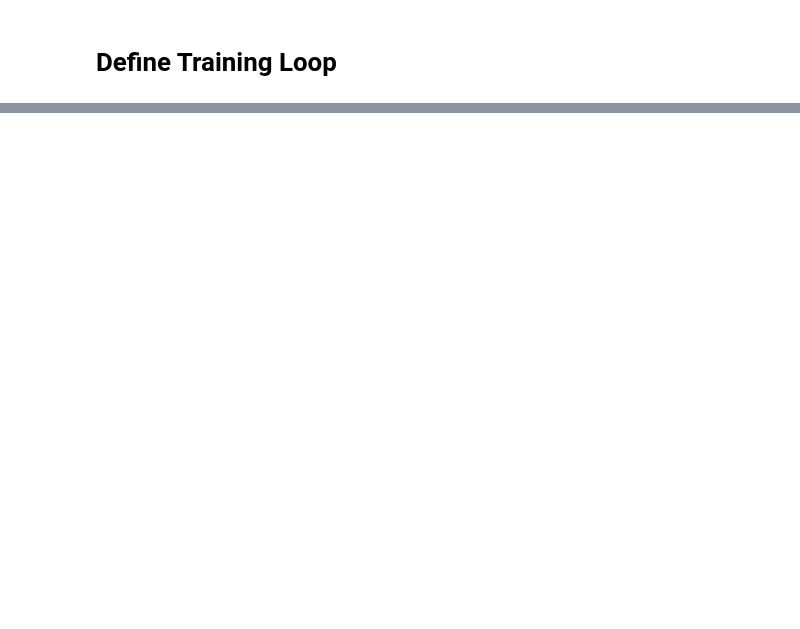
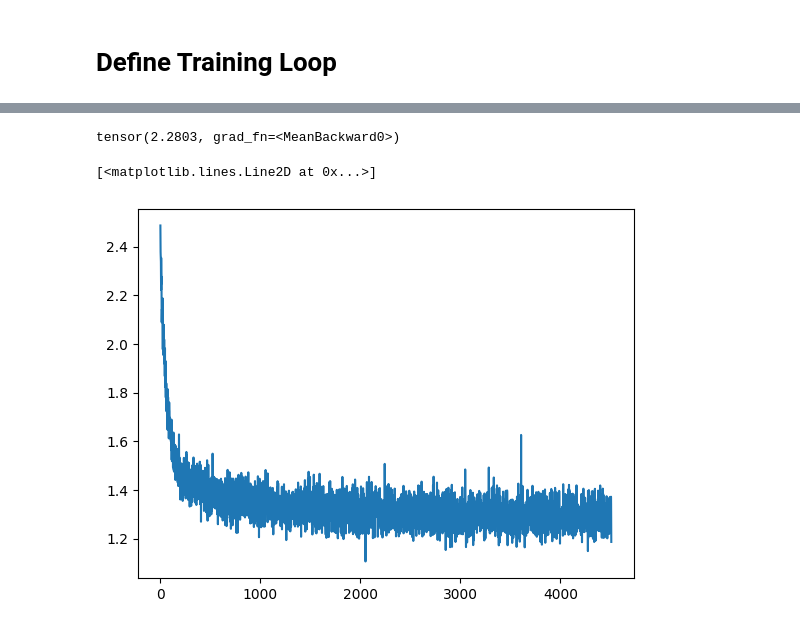
Before and after one commit to sunmyeonglee/2025-1-NLP, a Jupyter notebook: 3_language_model.ipynb, the cells around one changed output, grey strips where cells are left out. Cells and saved outputs as stored; diff of their text form; code cells hidden in the pictures; blank space fills up the shorter version.

```diff
--- a/3_language_model.ipynb
+++ b/3_language_model.ipynb
@@ -279,0 +381,8 @@ tensor(3.2939, grad_fn=<MeanBackward0>)
+# %%
+new_prob = []
+for i in range(len(y)):
+  if y[i] == 0:
+    continue
+  new_prob.append(prob_of_correct_char[i])
+new_prob = torch.stack(new_prob)
+new_prob
@@ -279,0 +425,41 @@ tensor(3.2939, grad_fn=<MeanBackward0>)
+# %%
+prediction = model(x)
+
+def get_loss(prediction, y):
+  batch_size, seq_length, vocab_size = prediction.shape # batch_size, seq_length, vocab_size
+  prediction = prediction.reshape(batch_size * seq_length, vocab_size)
+  y = y.reshape(-1)
+  prob_of_correct_char = prediction[torch.arange(len(y)), y]
+  prob_of_correct_char = prob_of_correct_char[y!=0]
+  nll = -torch.log(prob_of_correct_char + 1e-8)
+  return nll.mean()
+
+get_loss(prediction, y)
+# %% [output]
+tensor(2.2803, grad_fn=<MeanBackward0>)
+# %%
+from tqdm.auto import tqdm
+
+device = 'cuda'
+model = LanguageModel(vocab_size, embedding_dim=32).to(device)
+optimizer = torch.optim.Adam(model.parameters())
+train_loader = DataLoader(train_dataset, batch_size=64, collate_fn=collate, shuffle=True)
+
+loss_record = []
+n_epoch = 10
+
+for i in range(n_epoch):
+  for batch in tqdm(train_loader, leave=False):
+    x, y = batch
+    pred = model(x.to(device))
+    loss = get_loss(pred, y.to(device))
+    loss.backward()
+    optimizer.step()
+    optimizer.zero_grad()
+    loss_record.append(loss.item())
+# %%
+import matplotlib.pyplot as plt
+plt.plot(loss_record)
+# %% [output]
+[<matplotlib.lines.Line2D at 0x...>]
+[figure, added]
```
Also changed, not shown: parts of 17 cells of this notebook.
